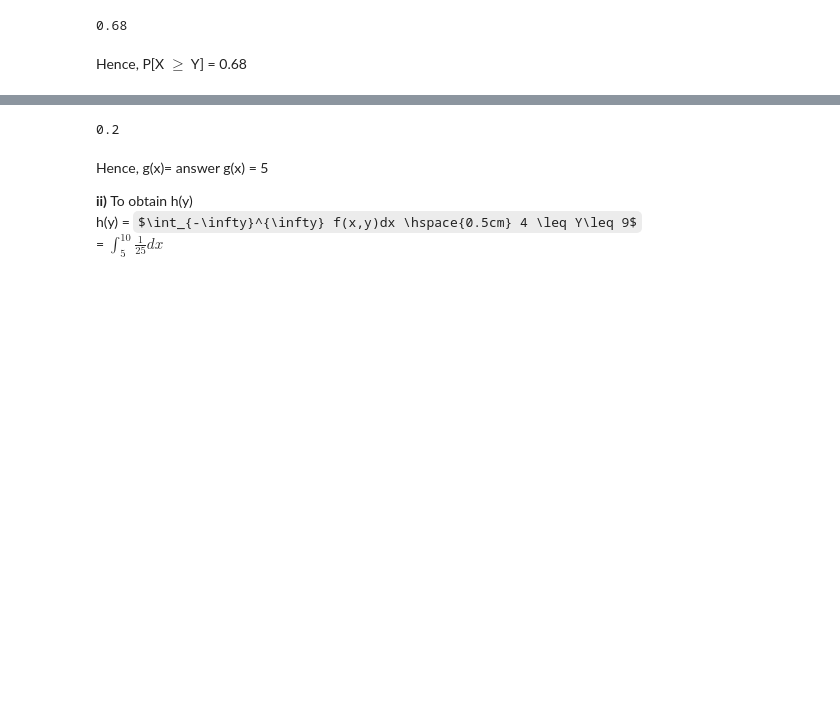
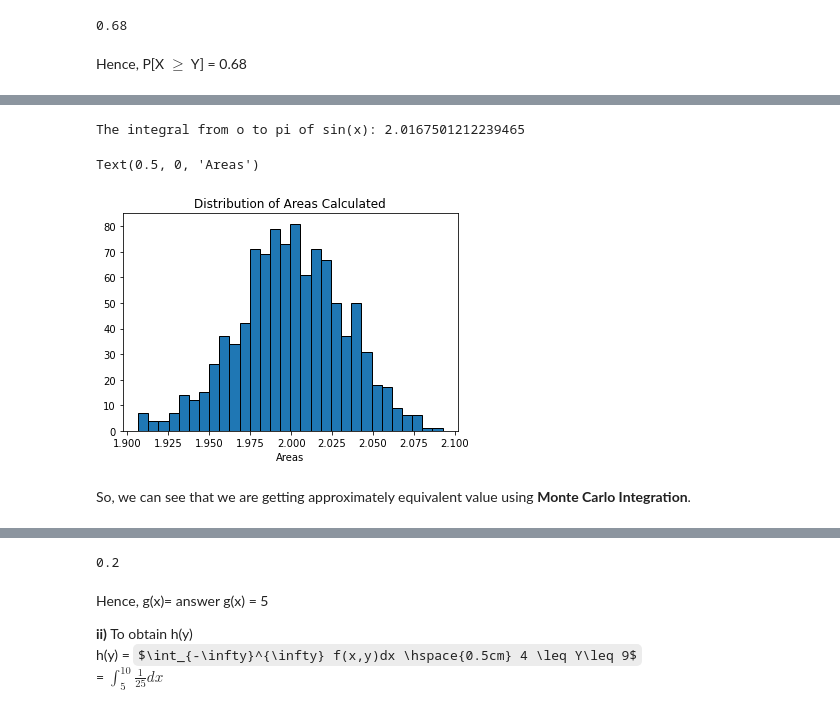
Before and after one commit to PetalsOnWind/Statistics-and-Econometrics-for-Data-Science, a Jupyter notebook: notebooks/JointProbabilityDistribution.ipynb, the cells around one changed output, grey strips where cells are left out. Cells and saved outputs as stored; diff of their text form; code cells hidden in the pictures; some formulas as TeX source; blank space fills up the shorter version.

Commit message:
added Monte Carlo Integration

```diff
--- a/notebooks/JointProbabilityDistribution.ipynb
+++ b/notebooks/JointProbabilityDistribution.ipynb
@@ -438,3 +464,72 @@ Hence, P[X $\geq$ Y] = 0.68
+# %%
+# Monte Carlo Integration
+
+from scipy import random
+import numpy as np
+
+#Limits of integration
+a = 0
+b = np.pi
+
+# No of random variables
+N=1000
+
+# Setting up random variable
+xrand = random.uniform(a,b,N)
+
+# Implementing the given function of integration
+def func(x):
+    return np.sin(x)
+integral =0.0
+
+for i in range(N):
+    integral += func(xrand[i])
+
+# Final answer of integration
+answer = (b-a)/float(N)*integral
+print('The integral from o to pi of sin(x):' ,answer)
+# %% [output]
+The integral from o to pi of sin(x): 2.0167501212239465
+# %%
+# Visualising the answer using Monte Carlo Integration
+
+from scipy import random
+import numpy as np
+import matplotlib.pyplot as plt
+
+#Limits of integration
+a = 0
+b = np.pi
+
+# No of random variables
+N=1000
+
+areas =[]
+for i in range(N):
+
+# Setting up random variable
+    xrand = random.uniform(a,b,N)
+
+# Implementing the given function of integration
+    def func(x):
+        return np.sin(x)
+    integral =0.0
+
+    for i in range(N):
+        integral += func(xrand[i])
+
+# Final answer of integration
+    answer = (b-a)/float(N)*integral
+    areas.append(answer)
+
+plt.title('Distribution of Areas Calculated')
+plt.hist(areas,bins=30, ec = 'black')
+plt.xlabel('Areas')
+# %% [output]
+Text(0.5, 0, 'Areas')
+[figure, added]
+# %% [markdown]
+So, we can see that we are getting approximately equivalent value using **Monte Carlo Integration**.
 # %% [markdown]
 # Marginal Density Functions for Continuous Random Variable
 
```
Also changed, not shown: parts of 4 cells of this notebook.
